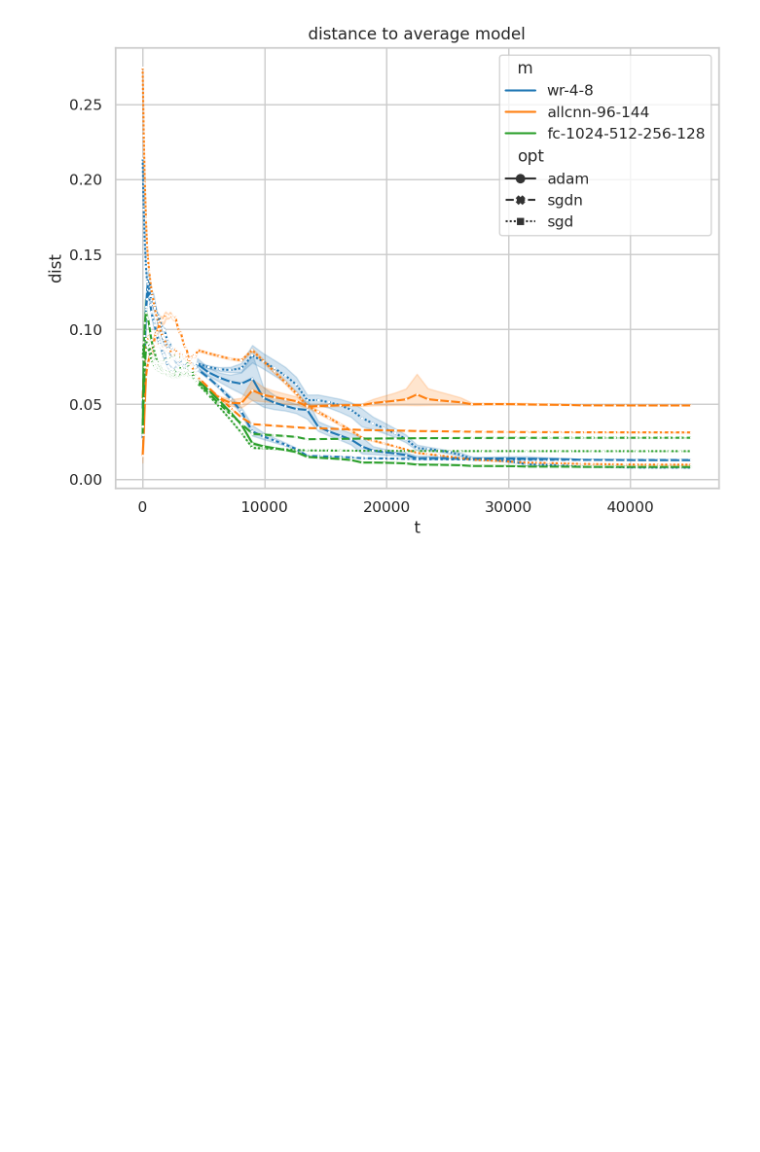
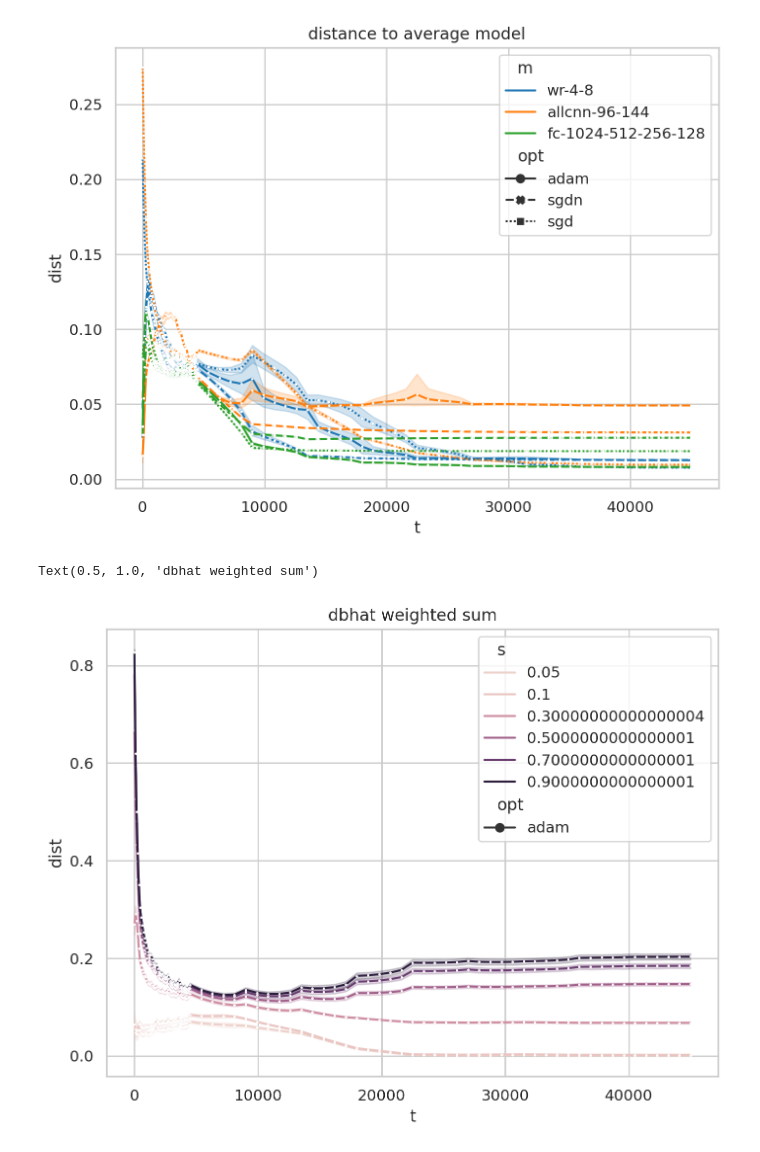
Before and after one commit to grasp-lyrl/low-dimensional-deepnets, a Jupyter notebook: distance.ipynb, the cells around one changed output. Saved outputs shown, nothing was run; the diff lists cells and outputs as text; code cells hidden in the pictures; blank space fills up the shorter version.

```diff
--- a/distance.ipynb
+++ b/distance.ipynb
@@ -153,3 +156,29 @@ ax.set_title('distance to average model')
 # %% [output]
 Text(0.5, 1.0, 'distance to average model')
 [figure]
+# %%
+dists = []
+dts = th.Tensor((pts[1:] - pts[:-1]) / T).cuda()
+for s in np.concatenate([np.arange(0.05, 0.1, 0.05), np.arange(0.1, 1, 0.2)]):
+    k = 'yh'
+    m = models[0]
+    o = opts[0]
+    i1 = get_idx(dc, f"m=='{m}' & opt=='{o}' & avg==True")
+    for seed in d['seed'].unique():
+        if seed < 0:
+            continue
+        i2 = get_idx(dc, f"m=='{m}' & opt=='{o}' & seed=={seed}")
+        db = dbhat(th.Tensor(np.stack(d.iloc[i1][k])), th.Tensor(np.stack(d.iloc[i2][k])))[:, :-1]
+        p = th.exp(-db/(2*s**2)).sum(1)
+        kdist = (th.exp(-db/(2*s**2)) * db).sum(1) / p
+#         kdist=dp2t(th.Tensor(np.stack(d.iloc[i1][k])), th.Tensor(np.stack(d.iloc[i2][k])), s=s)
+        for i in range(len(kdist)):
+            dists.append(dict(dist=kdist[i].item(), m=m, opt=o,
+                              t=pts[i], key=k, seed=seed, s=s))
+# %%
+dists = pd.DataFrame(dists)
+ax=sns.lineplot(data=dists.iloc[get_idx(dists,"key=='yh'")], x='t', y='dist', hue='s', style='opt', markers=True, markersize=1)
+ax.set_title('dbhat weighted sum')
+# %% [output]
+Text(0.5, 1.0, 'dbhat weighted sum')
+[figure, added]
```
Also changed, not shown: parts of 24 cells of this notebook, 3 other files.
